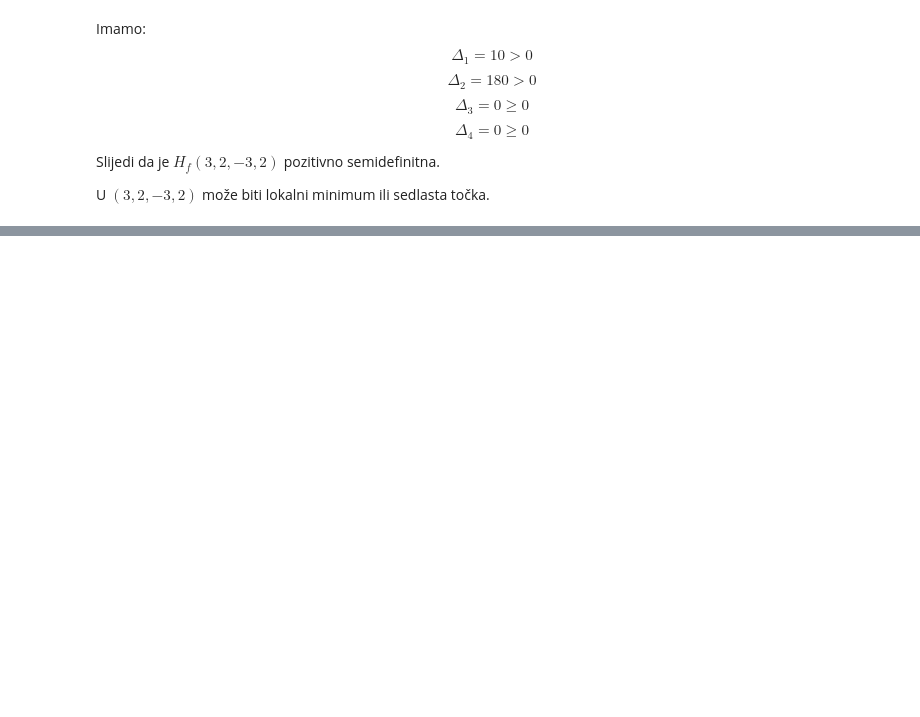
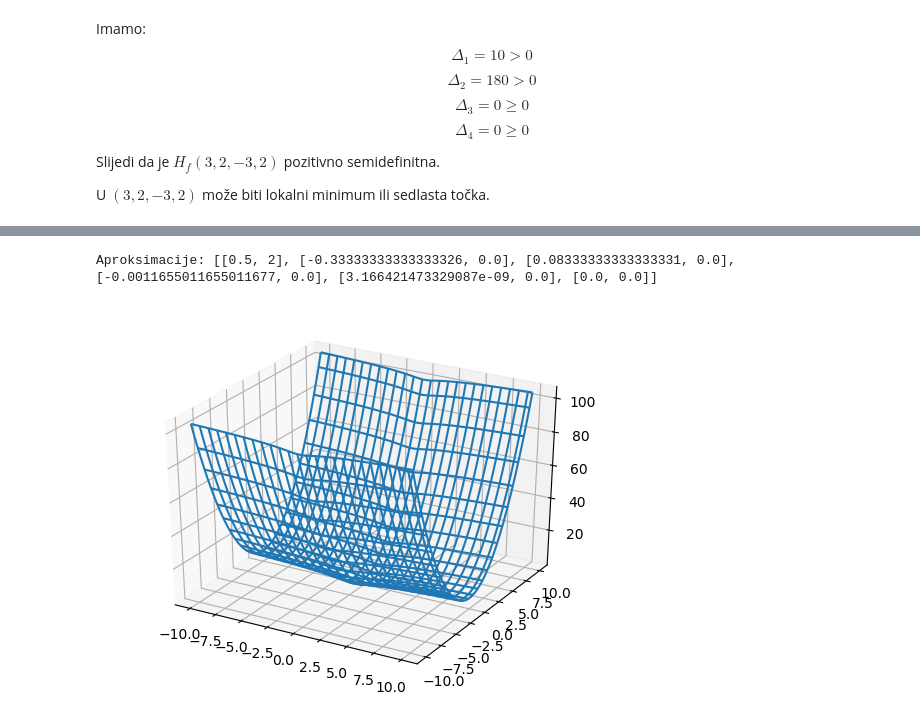
Before and after one commit to valental/MS, a Jupyter notebook: ekstremi_funkcija.ipynb, the cells around one changed output, grey strips where cells are left out. Saved outputs shown, nothing was run; the diff lists cells and outputs as text; code cells hidden in the pictures; blank space fills up the shorter version.

```diff
--- a/ekstremi_funkcija.ipynb
+++ b/ekstremi_funkcija.ipynb
@@ -299,0 +436,50 @@ U $(3,2,-3,2)$ može biti lokalni minimum ili sedlasta točka.
+# %%
+def newton(f, var, aproks):
+    lista = [aproks]
+    for i in range(1000):
+        temp = hess(f,var).inv()*sp.Matrix(grad(f,var))
+        temp2 = np.asarray(sp.lambdify(var,temp)(aproks[0], aproks[1])).flatten()
+        new = aproks - temp2
+        if np.linalg.norm(aproks - new) < 10**-10:
+            return new, lista
+        aproks = new
+        lista.append(np.ndarray.tolist(aproks))
+    return aproks, lista
+# %%
+x,y = sp.symbols('x y')
+def f(x,y):
+    return sp.log(1+x**2) + y**2
+
+fsp = f(x,y)
+
+aproks, history = newton(fsp, [x,y], [0.5,2])
+print("Aproksimacije:", history)
+
+for el in history:
+    el.extend([f(el[0],el[1])])
+
+X = []
+Y = []
+Z = []
+for el in history:
+    X.extend([el[0]])
+    Y.extend([el[1]])
+    Z.extend([el[2]])
+
+x,y = sp.symbols('x y')
+def f(x,y):
+    return sp.log(1+x**2) + y**2
+
+%matplotlib agg
+fig = plt.figure()
+ax = fig.add_subplot(1, 1, 1, projection='3d')
+
+x, y = np.meshgrid(np.linspace(-10, 10), np.linspace(-10, 10))
+z = np.log(1+x**2) + y**2
+
+ax.plot_wireframe(x, y, z, rstride=2, cstride=2)
+#ax.scatter(X, Y, Z)#, s=30, c='g', zorder=1000000)
+fig
+# %% [output]
+Aproksimacije: [[0.5, 2], [-0.33333333333333326, 0.0], [0.08333333333333331, 0.0], [-0.0011655011655011677, 0.0], [3.166421473329087e-09, 0.0], [0.0, 0.0]]
+[figure, added]
```
Also changed, not shown: parts of 33 cells of this notebook.
